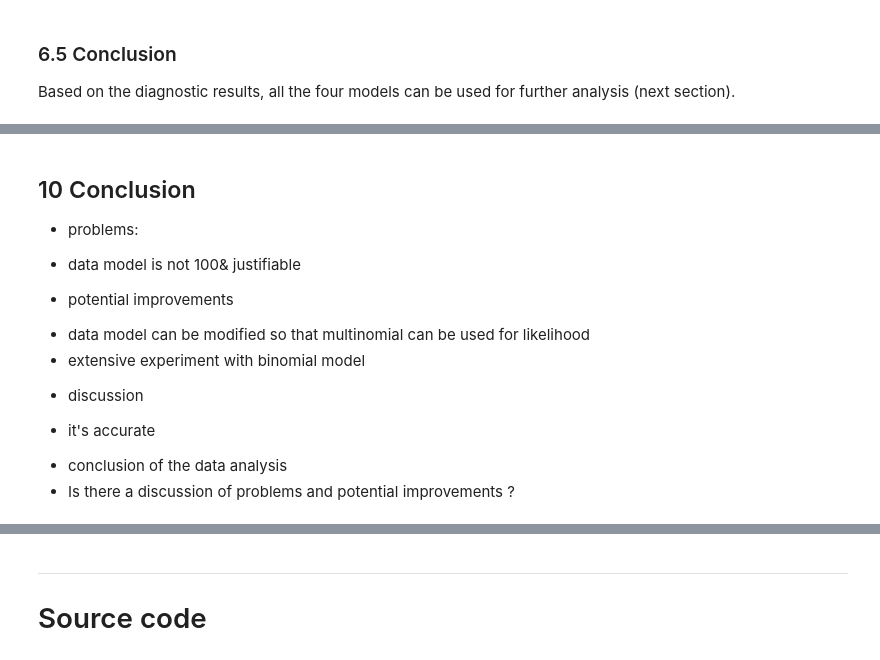
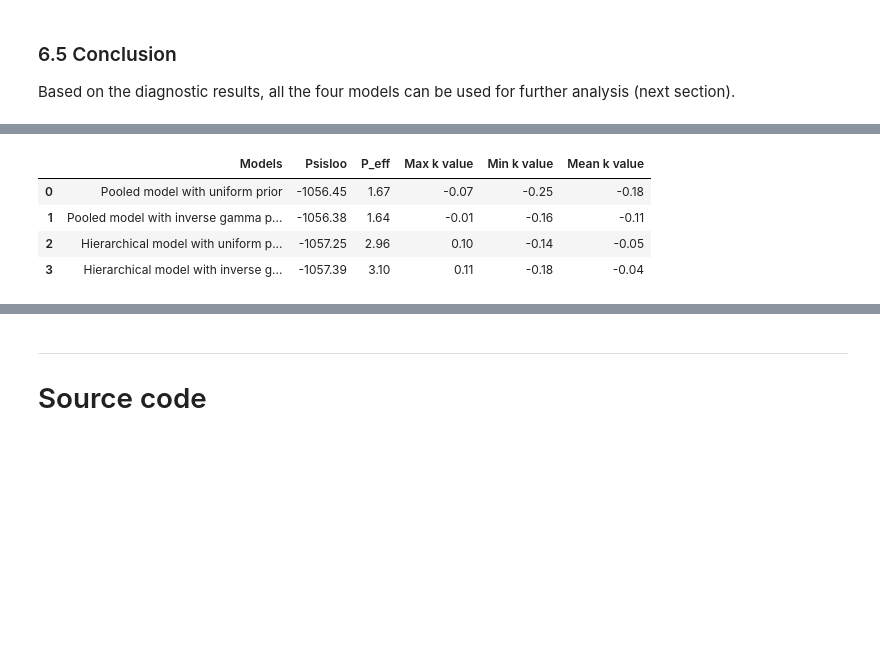
Before and after one commit to fuksi/bda_project_2018, a Jupyter notebook: notebook/BWF Badminton.ipynb, the cells around one changed output, grey strips where cells are left out. Saved outputs shown, nothing was run; the diff lists cells and outputs as text; code cells hidden in the pictures; blank space fills up the shorter version.

```diff
--- a/notebook/BWF Badminton.ipynb
+++ b/notebook/BWF Badminton.ipynb
@@ -787,11 +678,12 @@ def show_predictive_distributions(samples):
-# %% [markdown]
-## 10 Conclusion
-* problems:
- - data model is not 100& justifiable
-* potential improvements
- - data model can be modified so that multinomial can be used for likelihood
- - extensive experiment with binomial model
-* discussion
- - it's accurate
-* conclusion of the data analysis
-* Is there a discussion of problems and potential improvements ?
+# %%
+compare_psis_loo(fits=[pool_uni_fit, pool_inv_fit, hier_uni_fit, hier_inv_fit],  model_labels=[
+	'Pooled model with uniform prior',
+	'Pooled model with inverse gamma prior',
+	'Hierarchical model with uniform prior',
+	'Hierarchical model with inverse gamma prior'])
+# %% [output]
+|  | Models | Psisloo | P_eff | Max k value | Min k value | Mean k value |
+| 0 | Pooled model with uniform prior | -1056.45 | 1.67 | -0.07 | -0.25 | -0.18 |
+| 1 | Pooled model with inverse gamma p... | -1056.38 | 1.64 | -0.01 | -0.16 | -0.11 |
+| 2 | Hierarchical model with uniform p... | -1057.25 | 2.96 | 0.10 | -0.14 | -0.05 |
+| 3 | Hierarchical model with inverse g... | -1057.39 | 3.10 | 0.11 | -0.18 | -0.04 |
```
Also changed, not shown: parts of 23 cells of this notebook, 1 other file.
